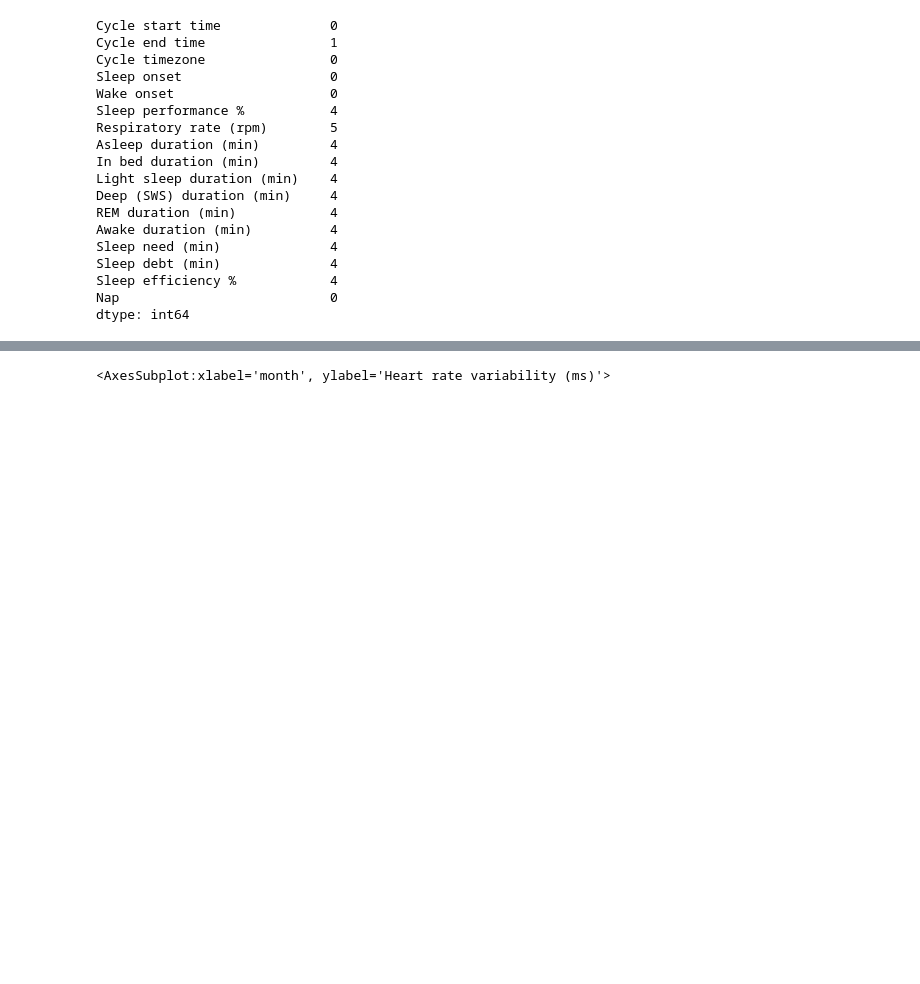
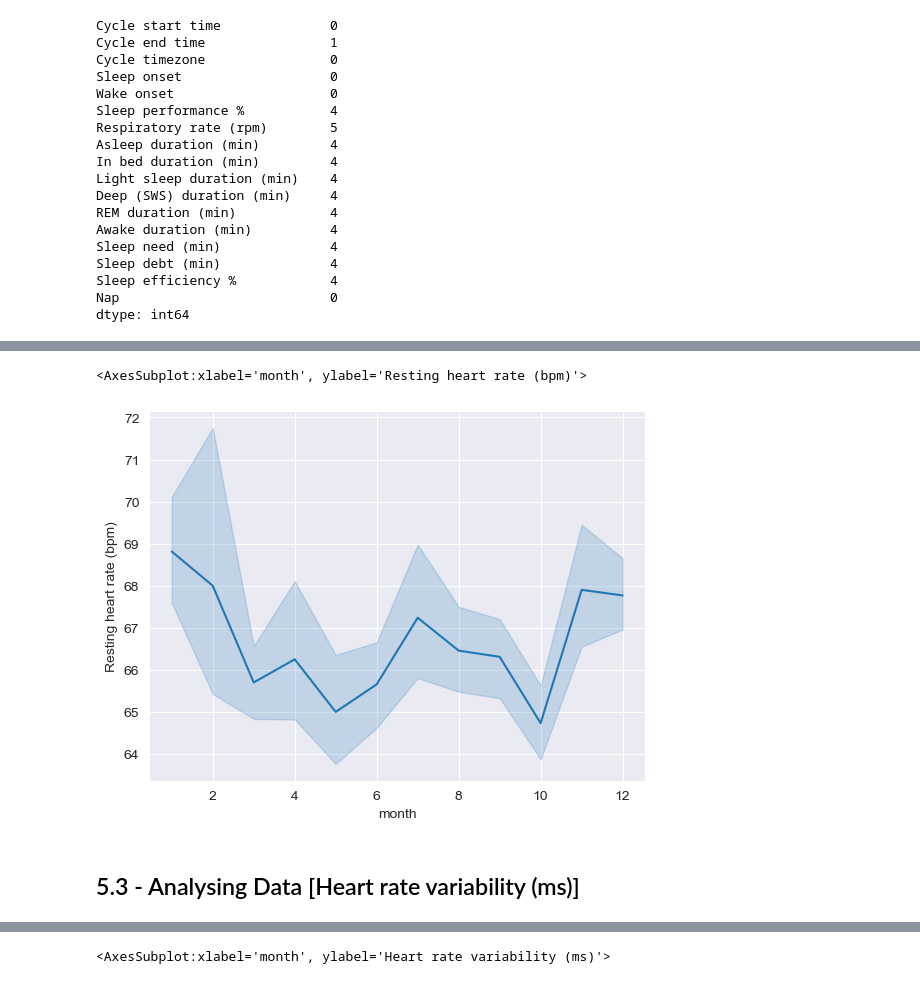
Before and after one commit to infantesromeroadrian/IRON-AIR-WHOOP, a Jupyter notebook: Iron_AIR.ipynb, the cells around one changed output, grey strips where cells are left out. Saved outputs shown, nothing was run; the diff lists cells and outputs as text; code cells hidden in the pictures; blank space fills up the shorter version.

```diff
--- a/Iron_AIR.ipynb
+++ b/Iron_AIR.ipynb
@@ -414,0 +388,7 @@ sns.lineplot(x='month', y='Recovery score %', data=physiological_cycles, ci=95)
+# %%
+sns.lineplot(x='month', y='Resting heart rate (bpm)', data=physiological_cycles, ci=95)
+# %% [output]
+<AxesSubplot:xlabel='month', ylabel='Resting heart rate (bpm)'>
+[figure, added]
+# %% [markdown]
+## 5.3 - Analysing Data [Heart rate variability (ms)]
```
Also changed, not shown: parts of 75 cells of this notebook, 1 other file.
